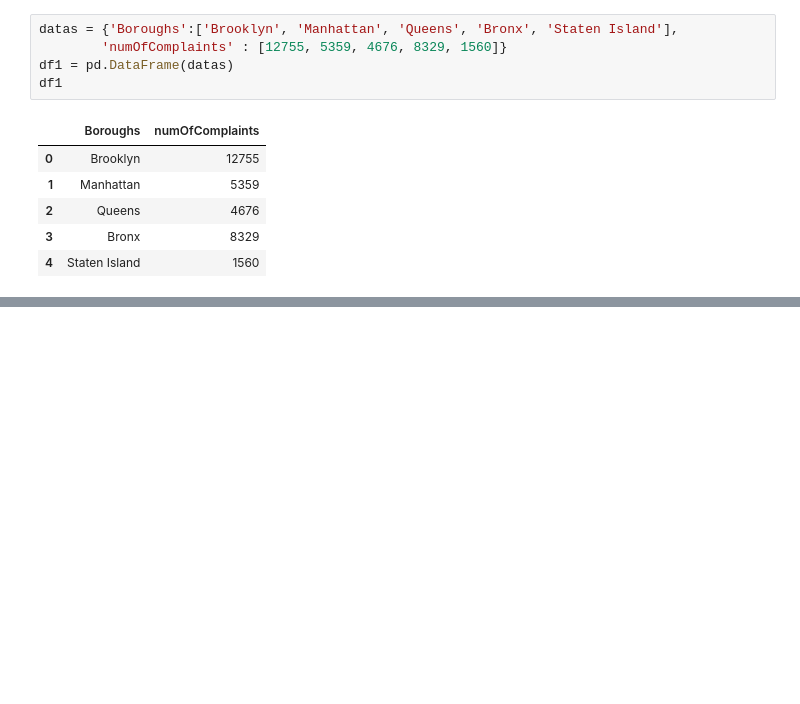
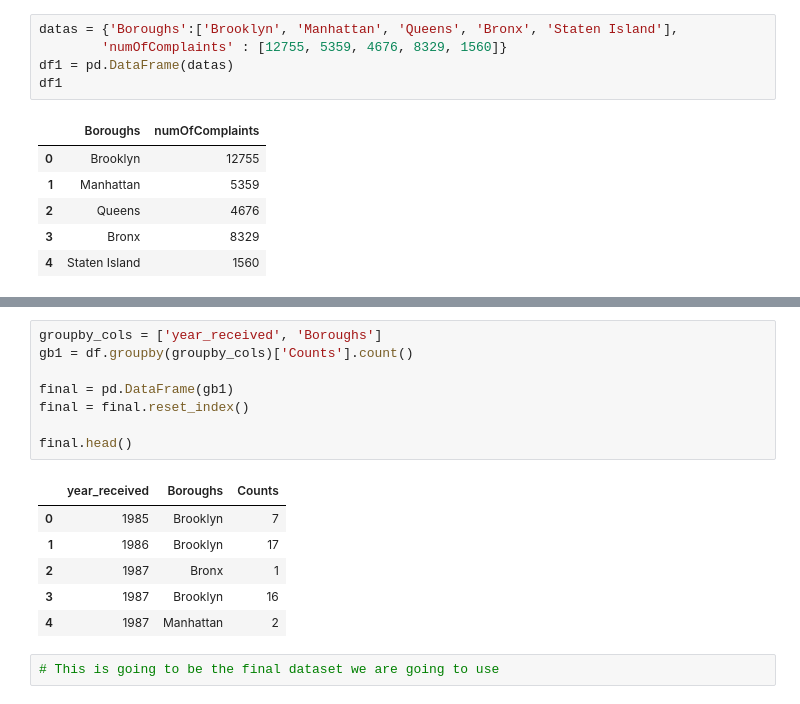
Before and after one commit to ibhuang/NYPD, a Jupyter notebook: Map testing.ipynb, the cells around one changed output, grey strips where cells are left out. Cells and saved outputs as stored; diff of their text form; blank space fills up the shorter version.

```diff
--- a/Map testing.ipynb
+++ b/Map testing.ipynb
@@ -163,0 +185,17 @@ fig = px.scatter_geo(df, locations="iso_alpha",
+# %%
+groupby_cols = ['year_received', 'Boroughs']
+gb1 = df.groupby(groupby_cols)['Counts'].count()
+
+final = pd.DataFrame(gb1)
+final = final.reset_index()
+
+final.head()
+# %% [output]
+|  | year_received | Boroughs | Counts |
+| 0 | 1985 | Brooklyn | 7 |
+| 1 | 1986 | Brooklyn | 17 |
+| 2 | 1987 | Bronx | 1 |
+| 3 | 1987 | Brooklyn | 16 |
+| 4 | 1987 | Manhattan | 2 |
+# %%
+# This is going to be the final dataset we are going to use
```
Also changed, not shown: parts of 6 cells of this notebook.
